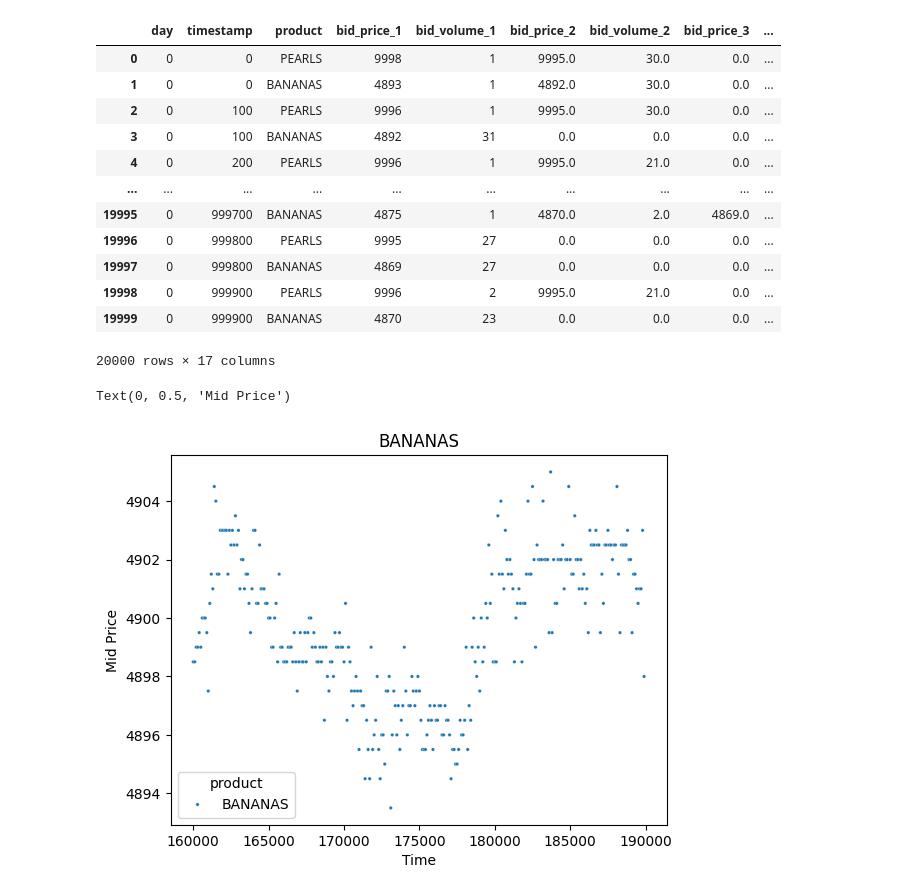
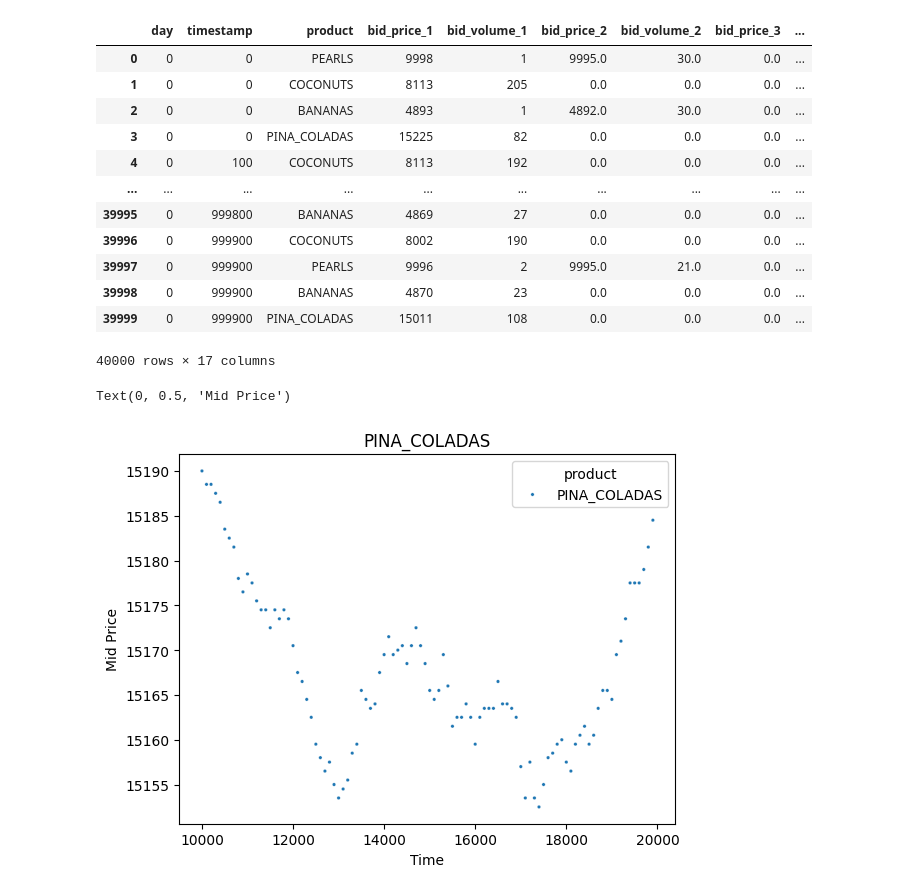
Before and after one commit to VincentG03/IMC-Poverty, a Jupyter notebook: Ziheng/double_trouble.ipynb, the cells around one changed output. Cells and saved outputs as stored; diff of their text form; code cells hidden in the pictures.

```diff
--- a/Ziheng/double_trouble.ipynb
+++ b/Ziheng/double_trouble.ipynb
@@ -6,32 +6,33 @@ import numpy as np
 from scripts.find_trades import *
 import statistics
 # %%
-df = pd.read_csv('../(Data) Last Year/training/prices_round_1_day_0.csv', delimiter=';')
+# df = pd.read_csv('../(Data) Last Year/training/prices_round_1_day_0.csv', delimiter=';')
+df = pd.read_csv('../(Data) Last Year/training/prices_round_2_day_0.csv', delimiter=';')
 df.fillna(0, inplace=True)
 # %%
 df
 # %% [output]
 |  | day | timestamp | product | bid_price_1 | bid_volume_1 | bid_price_2 | bid_volume_2 | bid_price_3 | ... |
 | 0 | 0 | 0 | PEARLS | 9998 | 1 | 9995.0 | 30.0 | 0.0 | ... |
-| 1 | 0 | 0 | BANANAS | 4893 | 1 | 4892.0 | 30.0 | 0.0 | ... |
-| 2 | 0 | 100 | PEARLS | 9996 | 1 | 9995.0 | 30.0 | 0.0 | ... |
-| 3 | 0 | 100 | BANANAS | 4892 | 31 | 0.0 | 0.0 | 0.0 | ... |
-| 4 | 0 | 200 | PEARLS | 9996 | 1 | 9995.0 | 21.0 | 0.0 | ... |
+| 1 | 0 | 0 | COCONUTS | 8113 | 205 | 0.0 | 0.0 | 0.0 | ... |
+| 2 | 0 | 0 | BANANAS | 4893 | 1 | 4892.0 | 30.0 | 0.0 | ... |
+| 3 | 0 | 0 | PINA_COLADAS | 15225 | 82 | 0.0 | 0.0 | 0.0 | ... |
+| 4 | 0 | 100 | COCONUTS | 8113 | 192 | 0.0 | 0.0 | 0.0 | ... |
 | ... | ... | ... | ... | ... | ... | ... | ... | ... | ... |
-| 19995 | 0 | 999700 | BANANAS | 4875 | 1 | 4870.0 | 2.0 | 4869.0 | ... |
-| 19996 | 0 | 999800 | PEARLS | 9995 | 27 | 0.0 | 0.0 | 0.0 | ... |
-| 19997 | 0 | 999800 | BANANAS | 4869 | 27 | 0.0 | 0.0 | 0.0 | ... |
-| 19998 | 0 | 999900 | PEARLS | 9996 | 2 | 9995.0 | 21.0 | 0.0 | ... |
-| 19999 | 0 | 999900 | BANANAS | 4870 | 23 | 0.0 | 0.0 | 0.0 | ... |
+| 39995 | 0 | 999800 | BANANAS | 4869 | 27 | 0.0 | 0.0 | 0.0 | ... |
+| 39996 | 0 | 999900 | COCONUTS | 8002 | 190 | 0.0 | 0.0 | 0.0 | ... |
+| 39997 | 0 | 999900 | PEARLS | 9996 | 2 | 9995.0 | 21.0 | 0.0 | ... |
+| 39998 | 0 | 999900 | BANANAS | 4870 | 23 | 0.0 | 0.0 | 0.0 | ... |
+| 39999 | 0 | 999900 | PINA_COLADAS | 15011 | 108 | 0.0 | 0.0 | 0.0 | ... |
-20000 rows × 17 columns
+40000 rows × 17 columns
 # %%
-sns.scatterplot(data=df[df['product'] == 'BANANAS'].iloc[1600:1900], x='timestamp', y='mid_price', hue='product', s = 6)
-plt.title('BANANAS')
+sns.scatterplot(data=df[df['product'] == 'PINA_COLADAS'].iloc[100:200], x='timestamp', y='mid_price', hue='product', s = 6)
+plt.title('PINA_COLADAS')
 plt.xlabel('Time')
 plt.ylabel('Mid Price')
 # %% [output]
 Text(0, 0.5, 'Mid Price')
-[figure, old version]
+[figure, new version]
 # %%
 def find_average(row):
     try:
```
Also changed, not shown: parts of 4 cells of this notebook, 23 other files.
